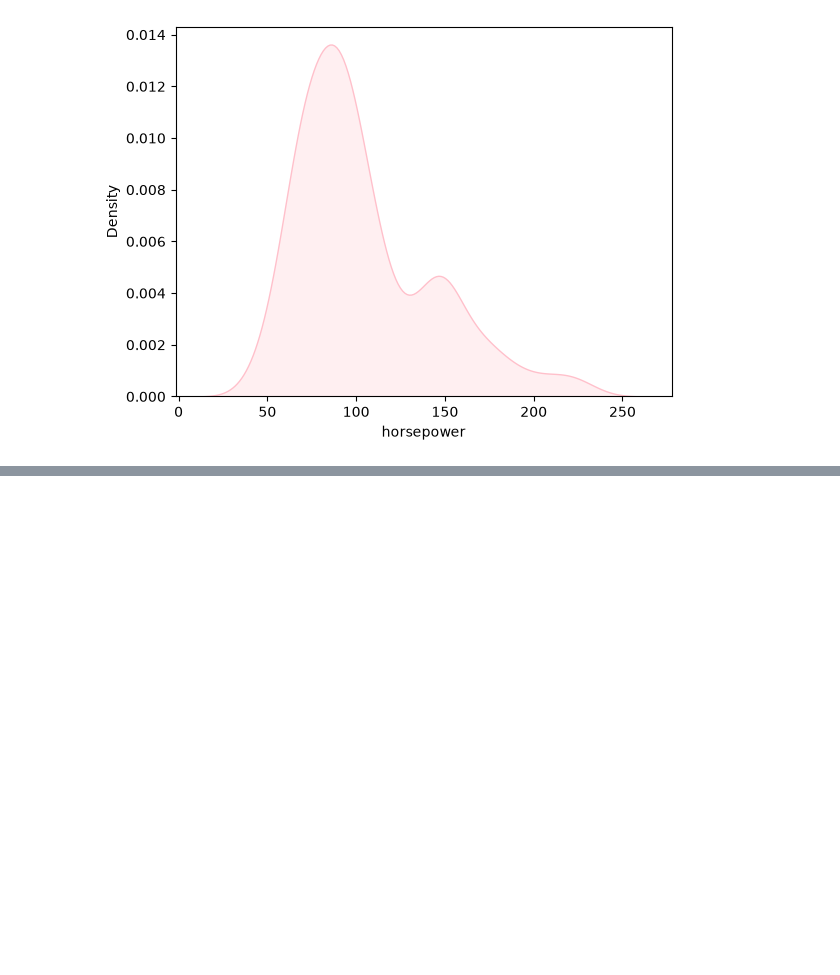
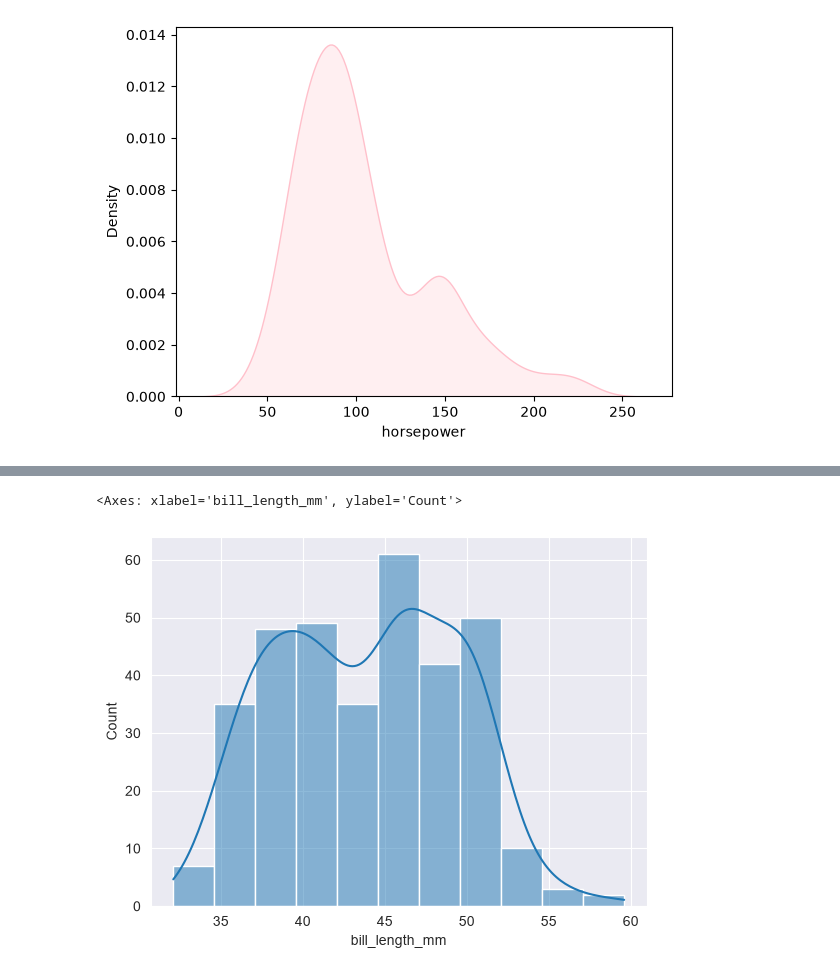
Before and after one commit to khushbu9119/Seaborn, a Jupyter notebook: practice.ipynb, the cells around one changed output, grey strips where cells are left out. Saved outputs shown, nothing was run; the diff lists cells and outputs as text; code cells hidden in the pictures; blank space fills up the shorter version.

```diff
--- a/practice.ipynb
+++ b/practice.ipynb
@@ -83,0 +93,3 @@ sns.kdeplot(cars.horsepower,fill=True,color='pink')
+# %%
+penguins = sns.load_dataset('penguins')
+penguins.head()
@@ -83,0 +103,8 @@ sns.kdeplot(cars.horsepower,fill=True,color='pink')
+# %%
+sns.set_style('darkgrid')
+# %%
+
+sns.histplot(x=penguins.bill_length_mm,data=penguins,kde=True)
+# %% [output]
+<Axes: xlabel='bill_length_mm', ylabel='Count'>
+[figure, added]
```
Also changed, not shown: parts of 4 cells of this notebook.
